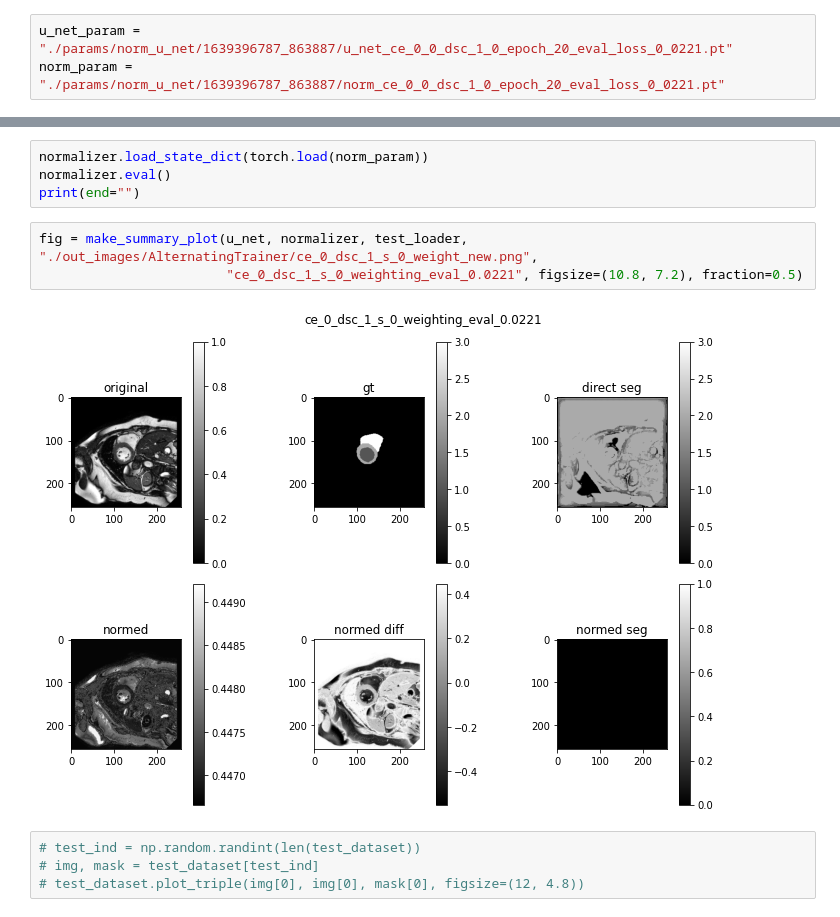
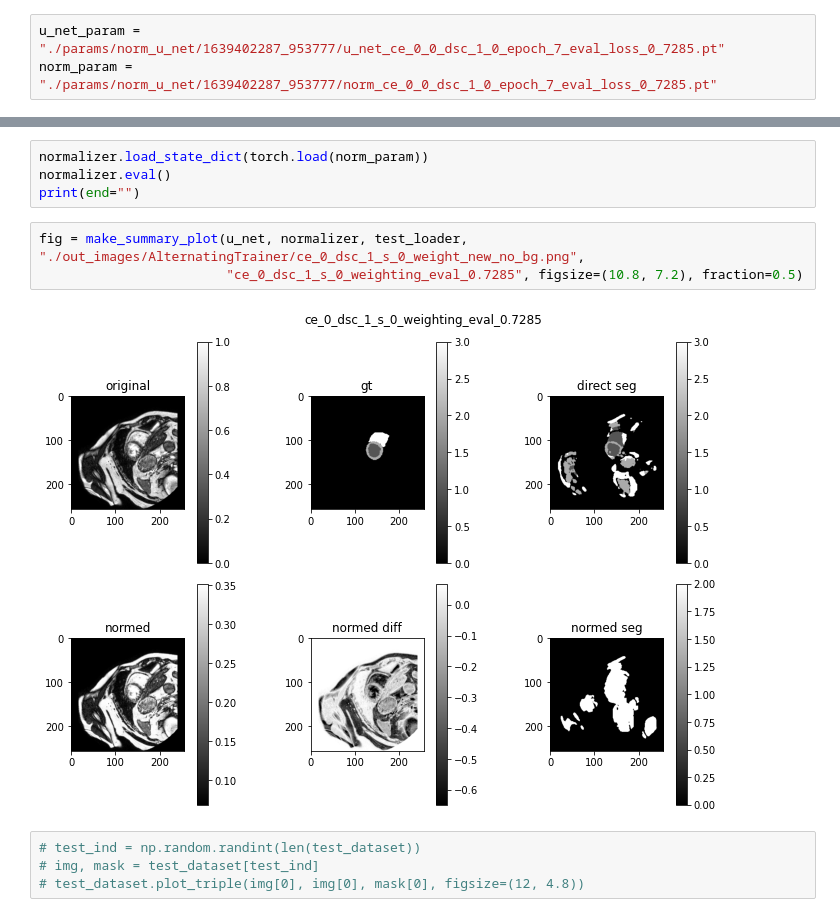
Before and after one commit to 10258392511/SemesterProject1, a Jupyter notebook: run_alternating_opt.ipynb, the cells around one changed output, grey strips where cells are left out. Cells and saved outputs as stored; diff of their text form.

Commit message:
using pure U-Net to test baseline

```diff
--- a/run_alternating_opt.ipynb
+++ b/run_alternating_opt.ipynb
@@ -113,8 +113,8 @@ from helpers.utils import make_summary_plot
 # %%
 DEVICE = torch.device("cuda")
 # %%
-u_net_param = "./params/norm_u_net/1639396787_863887/u_net_ce_0_0_dsc_1_0_epoch_20_eval_loss_0_0221.pt"
-norm_param = "./params/norm_u_net/1639396787_863887/norm_ce_0_0_dsc_1_0_epoch_20_eval_loss_0_0221.pt"
+u_net_param = "./params/norm_u_net/1639402287_953777/u_net_ce_0_0_dsc_1_0_epoch_7_eval_loss_0_7285.pt"
+norm_param = "./params/norm_u_net/1639402287_953777/norm_ce_0_0_dsc_1_0_epoch_7_eval_loss_0_7285.pt"
 # %%
 normalizer = Normalizer().to(DEVICE)
 u_net = UNet(num_down_blocks=4, target_channels=4, in_channels=1).to(DEVICE)
@@ -127,10 +127,10 @@ normalizer.load_state_dict(torch.load(norm_param))
 normalizer.eval()
 print(end="")
 # %%
-fig = make_summary_plot(u_net, normalizer, test_loader, "./out_images/AlternatingTrainer/ce_0_dsc_1_s_0_weight_new.png",
-                        "ce_0_dsc_1_s_0_weighting_eval_0.0221", figsize=(10.8, 7.2), fraction=0.5)
+fig = make_summary_plot(u_net, normalizer, test_loader, "./out_images/AlternatingTrainer/ce_0_dsc_1_s_0_weight_new_no_bg.png",
+                        "ce_0_dsc_1_s_0_weighting_eval_0.7285", figsize=(10.8, 7.2), fraction=0.5)
 # %% [output]
-[figure, old version]
+[figure, new version]
 # %%
 # test_ind = np.random.randint(len(test_dataset))
 # img, mask = test_dataset[test_ind]
```
Also changed, not shown: parts of 3 cells of this notebook, 4 other files.
